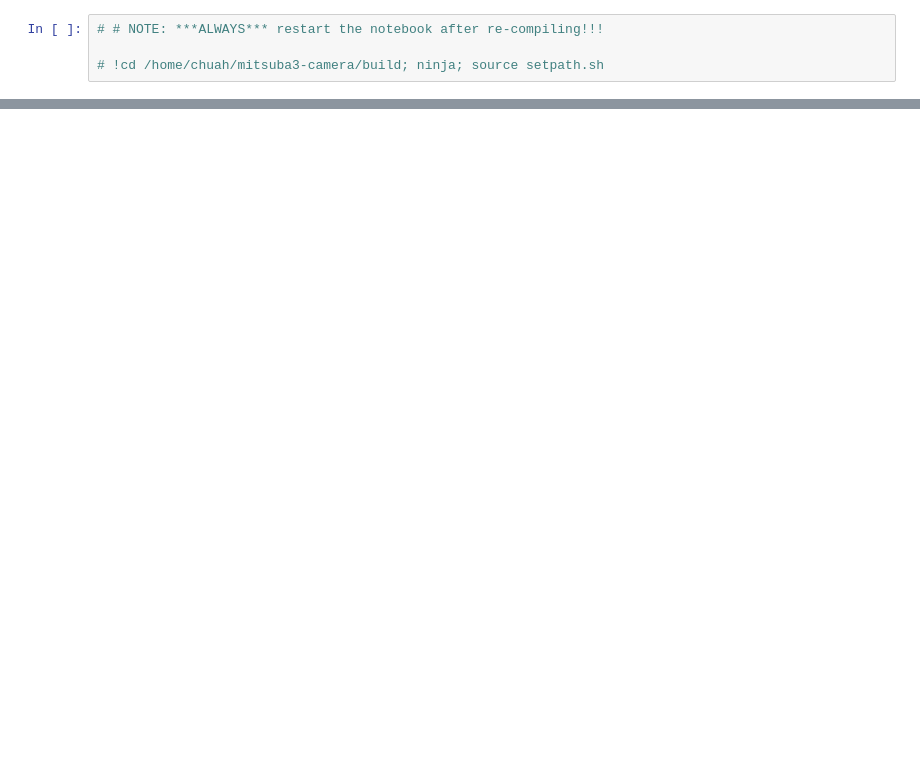
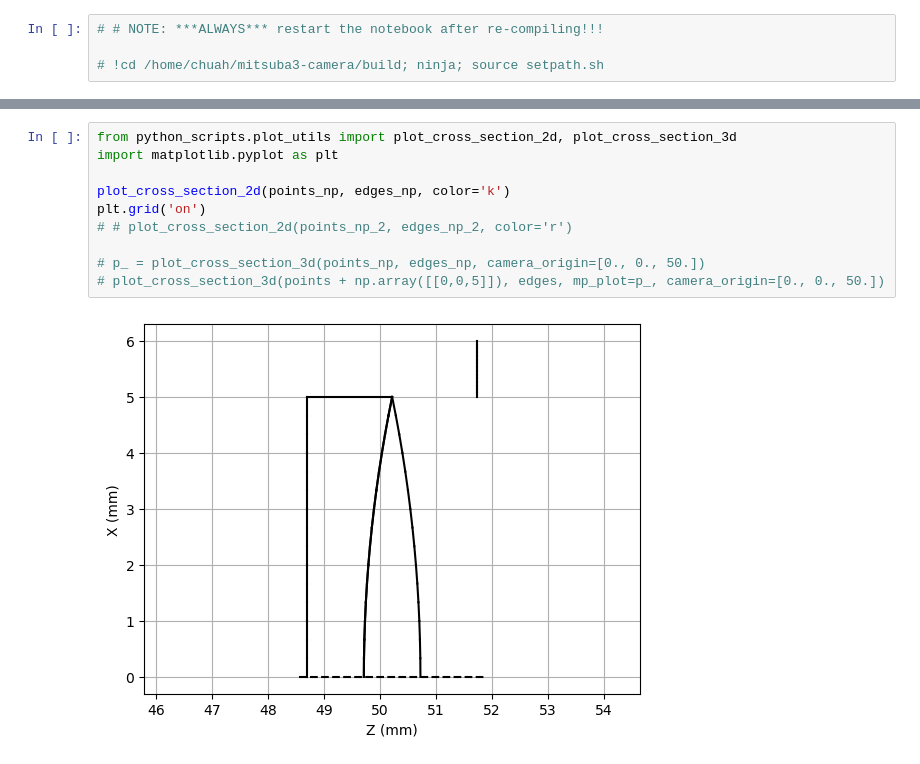
Before and after one commit to gitmon/mitsuba3-camera, a Jupyter notebook: notebooks/test.ipynb, the cells around one changed output, grey strips where cells are left out. Drawn from its saved outputs; the diff is of its cells as text; blank space fills up the shorter version.

```diff
--- a/notebooks/test.ipynb
+++ b/notebooks/test.ipynb
@@ -70,0 +513,12 @@ array([[[ 0.42351663, -0.44186386,  0.04856066],
+# %%
+from python_scripts.plot_utils import plot_cross_section_2d, plot_cross_section_3d
+import matplotlib.pyplot as plt
+
+plot_cross_section_2d(points_np, edges_np, color='k')
+plt.grid('on')
+# # plot_cross_section_2d(points_np_2, edges_np_2, color='r')
+
+# p_ = plot_cross_section_3d(points_np, edges_np, camera_origin=[0., 0., 50.])
+# plot_cross_section_3d(points + np.array([[0,0,5]]), edges, mp_plot=p_, camera_origin=[0., 0., 50.])
+# %% [output]
+[figure, added]
```
Also changed, not shown: parts of 6 cells of this notebook, 12 other files.
